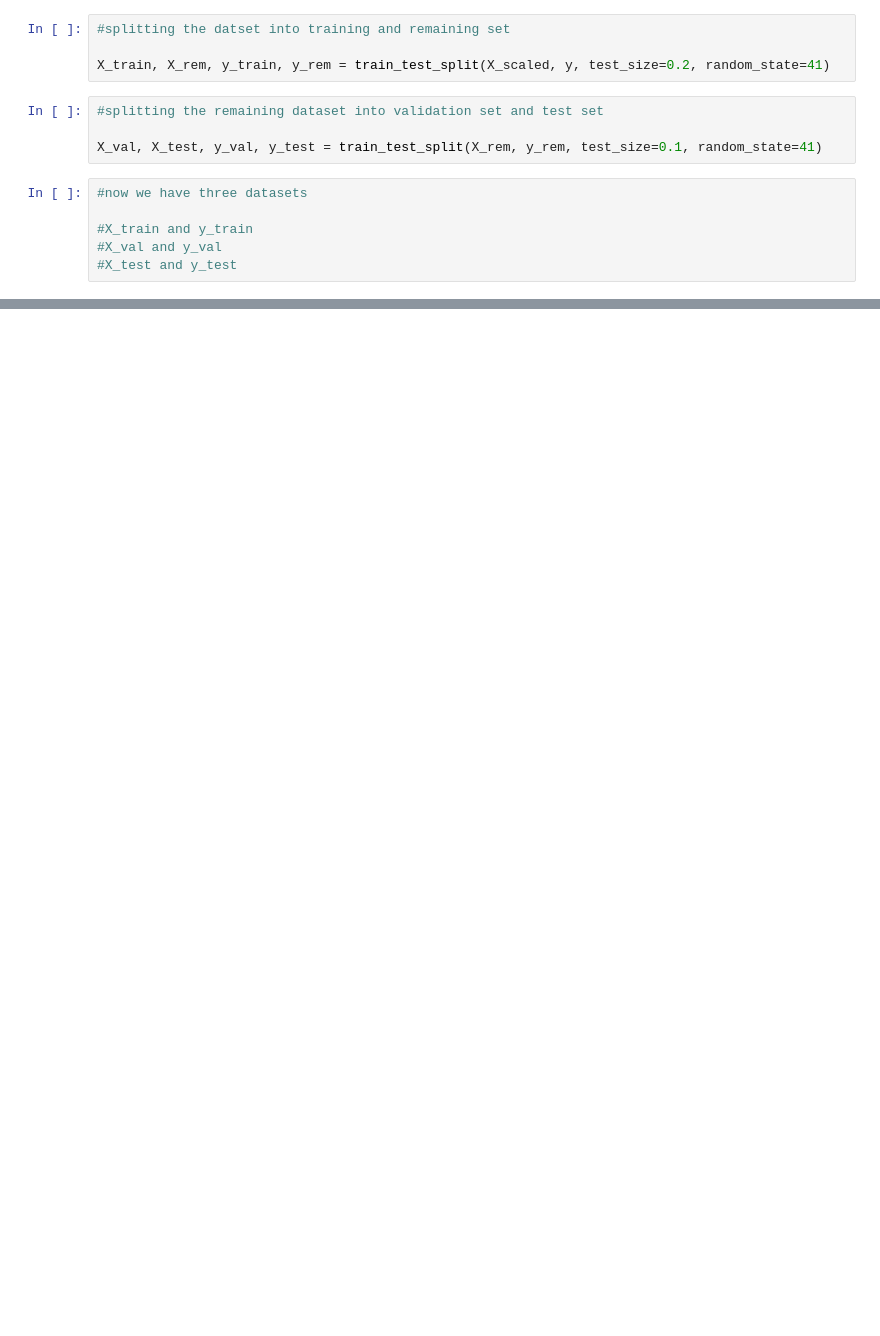
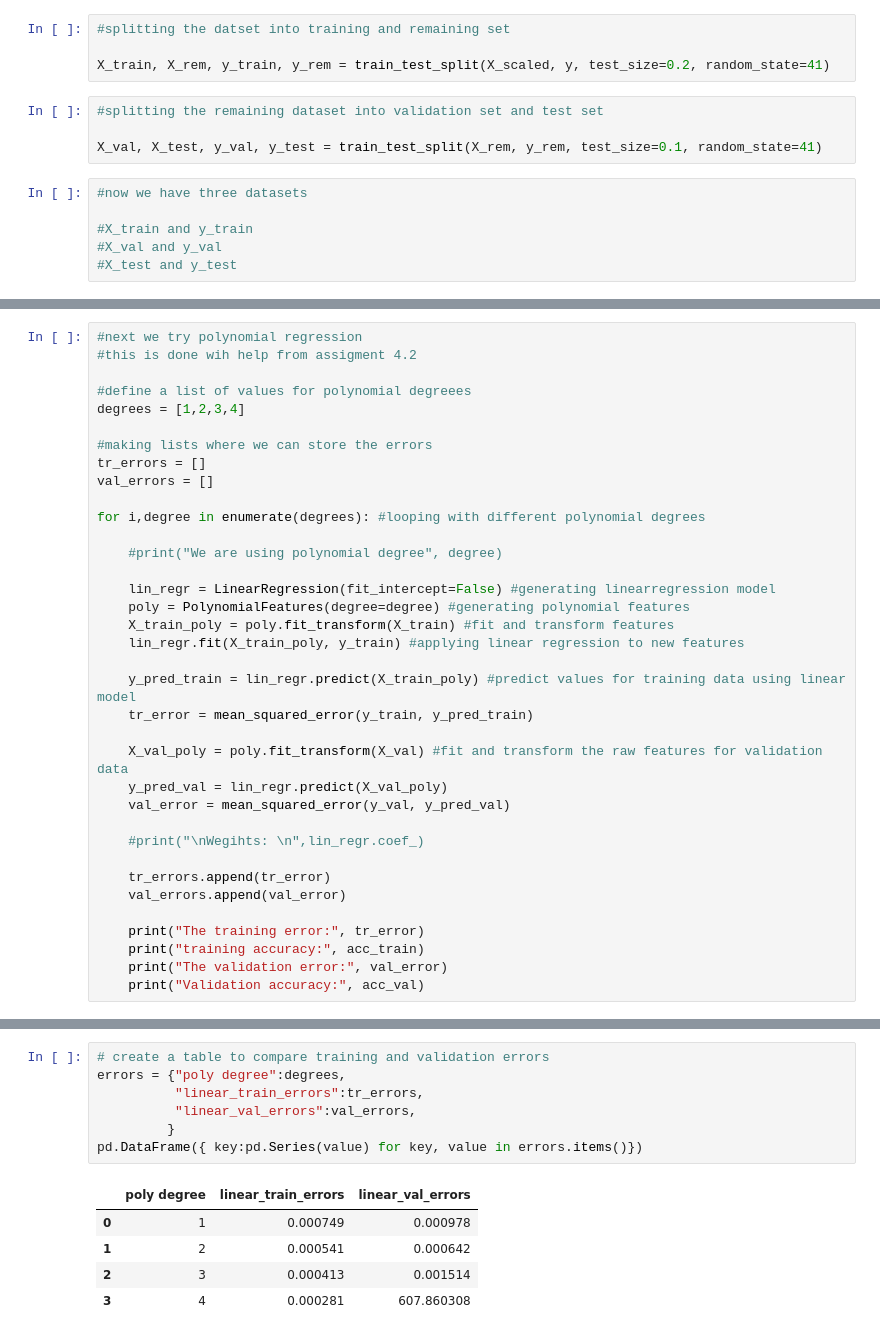
Before and after one commit to Valdde/Machine-Learning, a Jupyter notebook: src/Stage2.ipynb, the cells around one changed output, grey strips where cells are left out. Cells and saved outputs as stored; diff of their text form; blank space fills up the shorter version.

```diff
--- a/src/Stage2.ipynb
+++ b/src/Stage2.ipynb
@@ -148,0 +228,36 @@ Validation accuracy: 1.0
+# %%
+#next we try polynomial regression
+#this is done wih help from assigment 4.2
+
+#define a list of values for polynomial degreees
+degrees = [1,2,3,4]
+
+#making lists where we can store the errors
+tr_errors = []
+val_errors = []
+
+for i,degree in enumerate(degrees): #looping with different polynomial degrees
+
+    #print("We are using polynomial degree", degree)
+
+    lin_regr = LinearRegression(fit_intercept=False) #generating linearregression model
+    poly = PolynomialFeatures(degree=degree) #generating polynomial features
+    X_train_poly = poly.fit_transform(X_train) #fit and transform features
+    lin_regr.fit(X_train_poly, y_train) #applying linear regression to new features
+
+    y_pred_train = lin_regr.predict(X_train_poly) #predict values for training data using linear model
+    tr_error = mean_squared_error(y_train, y_pred_train)
+
+    X_val_poly = poly.fit_transform(X_val) #fit and transform the raw features for validation data
+    y_pred_val = lin_regr.predict(X_val_poly)
+    val_error = mean_squared_error(y_val, y_pred_val)
+
+    #print("\nWegihts: \n",lin_regr.coef_)
+
+    tr_errors.append(tr_error)
+    val_errors.append(val_error)
+
+    print("The training error:", tr_error)
+    print("training accuracy:", acc_train)
+    print("The validation error:", val_error)
+    print("Validation accuracy:", acc_val)
@@ -148,0 +294,13 @@ Validation accuracy: 1.0
+# %%
+# create a table to compare training and validation errors
+errors = {"poly degree":degrees,
+          "linear_train_errors":tr_errors,
+          "linear_val_errors":val_errors,
+         }
+pd.DataFrame({ key:pd.Series(value) for key, value in errors.items()})
+# %% [output]
+|  | poly degree | linear_train_errors | linear_val_errors |
+| 0 | 1 | 0.000749 | 0.000978 |
+| 1 | 2 | 0.000541 | 0.000642 |
+| 2 | 3 | 0.000413 | 0.001514 |
+| 3 | 4 | 0.000281 | 607.860308 |
```
Also changed, not shown: parts of 7 cells of this notebook.
